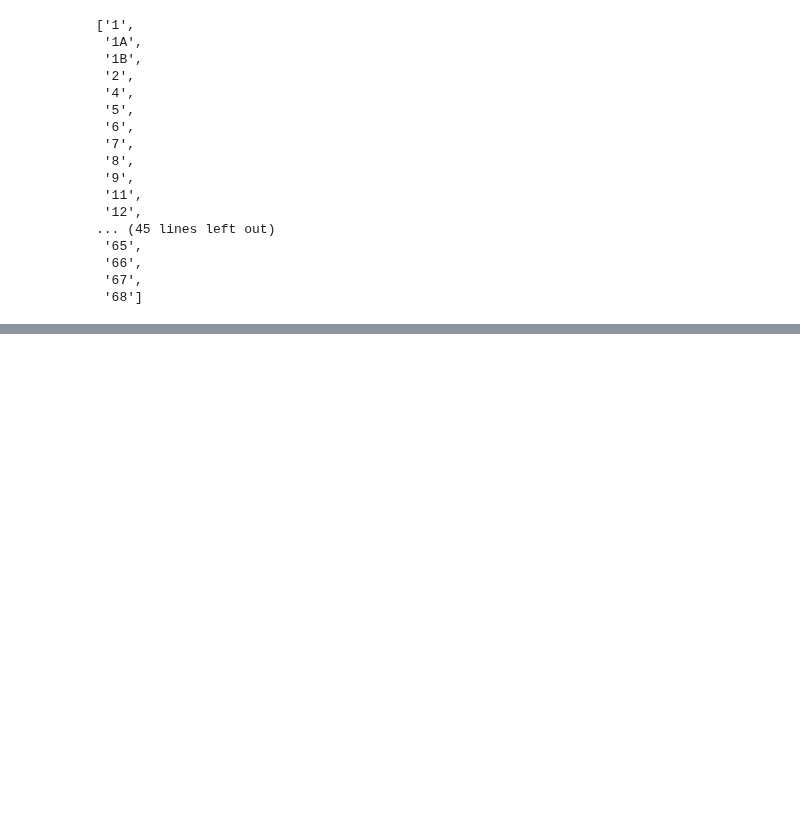
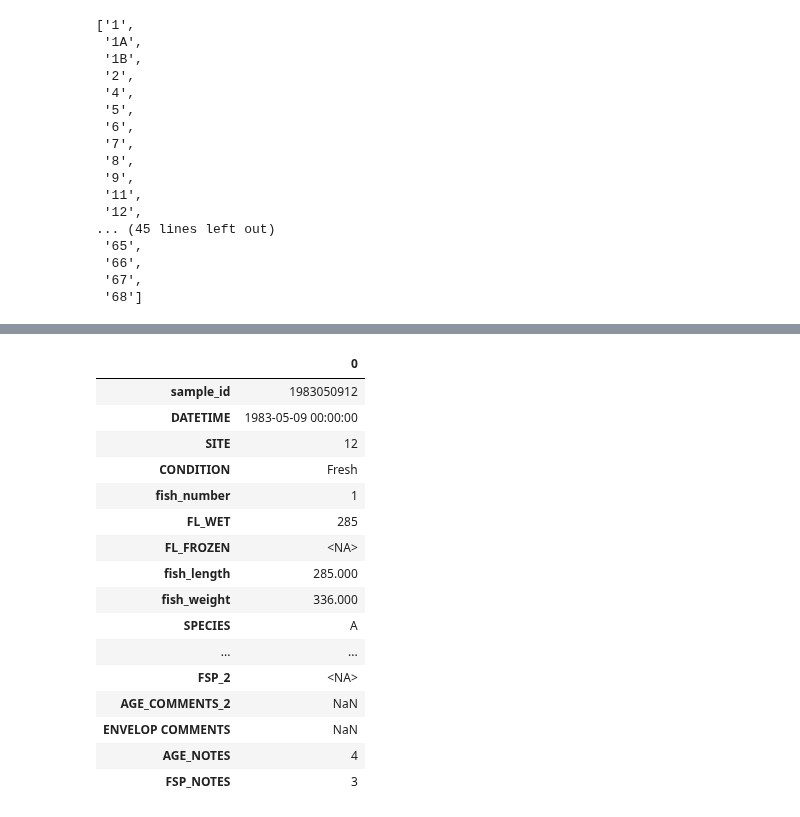
Before and after one commit to dfo-gulf-science/Gaspereau, a Jupyter notebook: 9. Import Script Questions and Answers.ipynb, the cells around one changed output, grey strips where cells are left out. Drawn from its saved outputs; the diff is of its cells as text; code cells hidden in the pictures; blank space fills up the shorter version.

```diff
--- a/9. Import Script Questions and Answers.ipynb
+++ b/9. Import Script Questions and Answers.ipynb
@@ -200,0 +250,20 @@ sites
+# %%
+gaspereau_fishdetails.head(1).T
+# %% [output]
+|  | 0 |
+| sample_id | 1983050912 |
+| DATETIME | 1983-05-09 00:00:00 |
+| SITE | 12 |
+| CONDITION | Fresh |
+| fish_number | 1 |
+| FL_WET | 285 |
+| FL_FROZEN | <NA> |
+| fish_length | 285.000 |
+| fish_weight | 336.000 |
+| SPECIES | A |
+| ... | ... |
+| FSP_2 | <NA> |
+| AGE_COMMENTS_2 | NaN |
+| ENVELOP COMMENTS | NaN |
+| AGE_NOTES | 4 |
+| FSP_NOTES | 3 |
```
Also changed, not shown: parts of 10 cells of this notebook, 2 other files.
